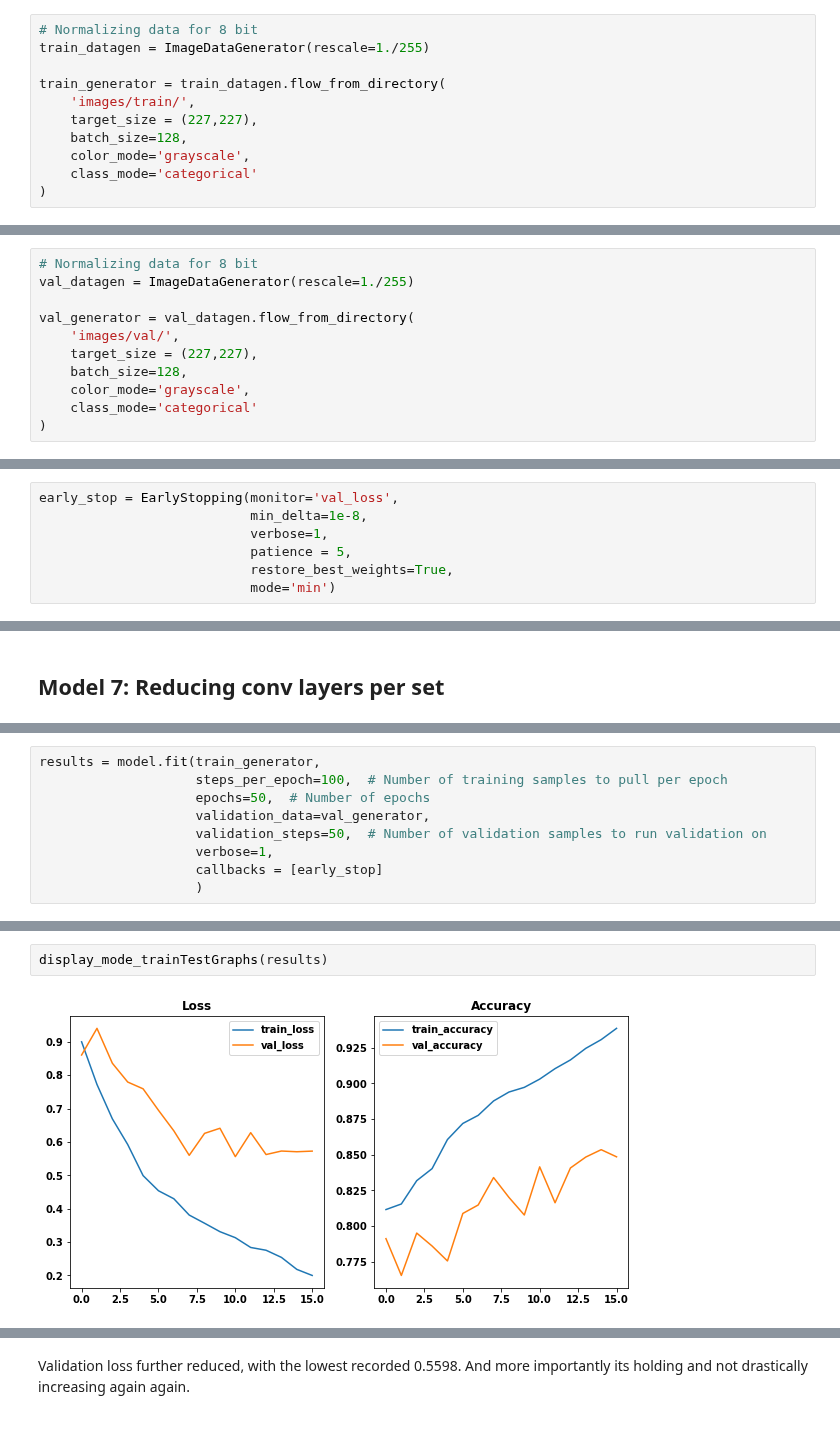
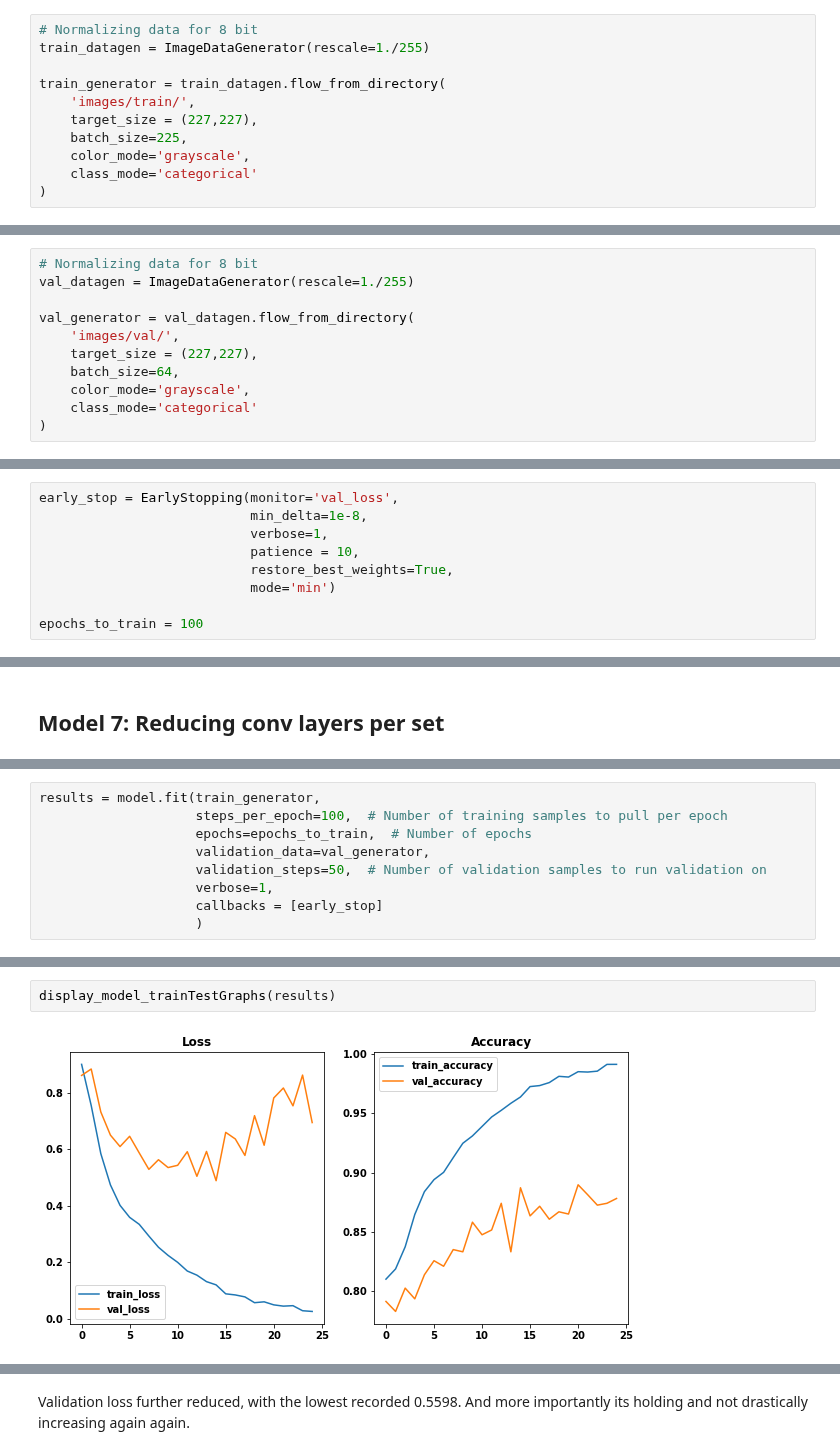
Before and after one commit to ssaeed85/dsc-ph5-MarsTerrainAnomalyDetection, a Jupyter notebook: 02_TensorflowModeling_Adam.ipynb, the cells around one changed output, grey strips where cells are left out. Cells and saved outputs as stored; diff of their text form.

```diff
--- a/02_TensorflowModeling_Adam.ipynb
+++ b/02_TensorflowModeling_Adam.ipynb
@@ -58,7 +32,7 @@ train_datagen = ImageDataGenerator(rescale=1./255)
 train_generator = train_datagen.flow_from_directory(
     'images/train/',
     target_size = (227,227),
-    batch_size=128,
+    batch_size=225,
     color_mode='grayscale',
     class_mode='categorical'
 )
@@ -73,7 +47,7 @@ val_datagen = ImageDataGenerator(rescale=1./255)
 val_generator = val_datagen.flow_from_directory(
     'images/val/',
     target_size = (227,227),
-    batch_size=128,
+    batch_size=64,
     color_mode='grayscale',
     class_mode='categorical'
 )
@@ -100,9 +74,11 @@ Found 1793 images belonging to 8 classes.
 early_stop = EarlyStopping(monitor='val_loss',
                            min_delta=1e-8,
                            verbose=1,
-                           patience = 5,
+                           patience = 10,
                            restore_best_weights=True,
                            mode='min')
+
+epochs_to_train = 100
 # %% [markdown]
 ## Model 1 - Simple CNN
 # %%
@@ -868,7 +842,7 @@ _________________________________________________________________
 # %%
 results = model.fit(train_generator,
                     steps_per_epoch=100,  # Number of training samples to pull per epoch
-                    epochs=50,  # Number of epochs
+                    epochs=epochs_to_train,  # Number of epochs
                     validation_data=val_generator,
                     validation_steps=50,  # Number of validation samples to run validation on
                     verbose=1,
@@ -895,7 +869,7 @@ Epoch 16: early stopping
 # %%
-display_mode_trainTestGraphs(results)
+display_model_trainTestGraphs(results)
 # %% [output]
-[figure, old version]
+[figure, new version]
 # %%
 results.model.save(tf_chkpt_path+'Model_7a_VGG_1convPer')
 # %% [output]
```
Also changed, not shown: parts of 76 cells of this notebook, 2 other files.
